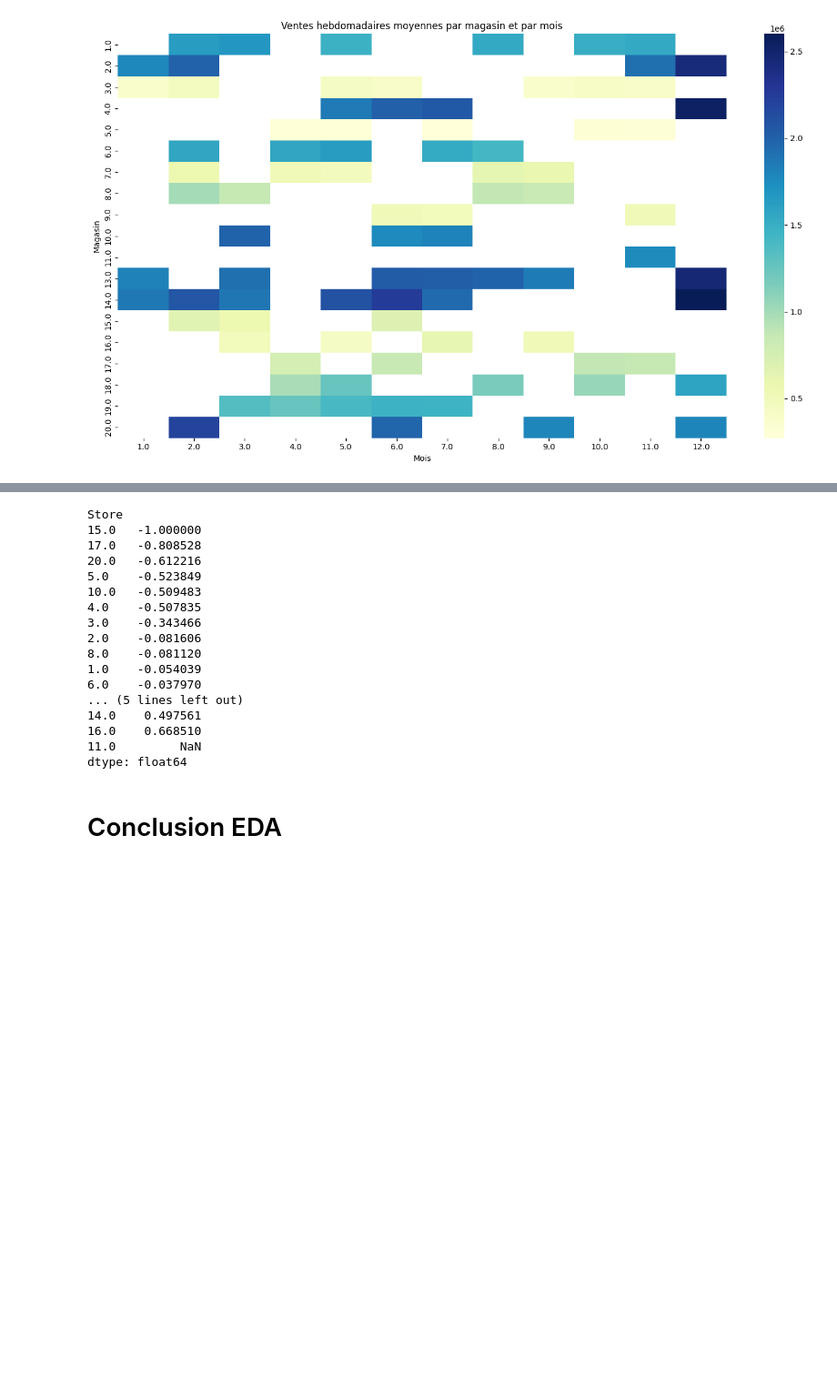
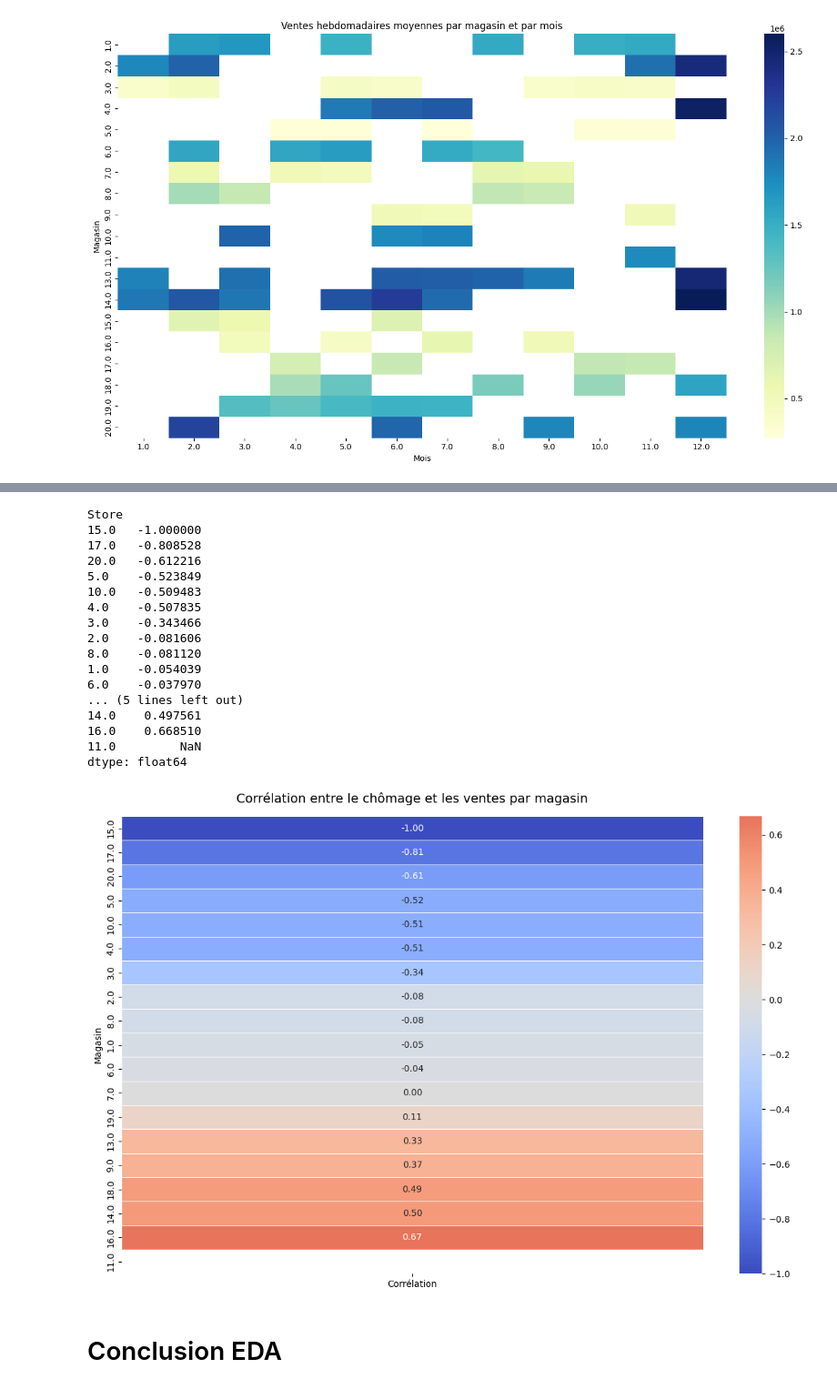
Before and after one commit to adrianavav7-hue/analyse-prediction-ventes-walmart, a Jupyter notebook: walmart_store_sales.ipynb, the cells around one changed output, grey strips where cells are left out. Shown at 91% size. Cells and saved outputs as stored; diff of their text form; code cells hidden in the pictures; blank space fills up the shorter version.

```diff
--- a/walmart_store_sales.ipynb
+++ b/walmart_store_sales.ipynb
@@ -494,31 +505,59 @@ sns.heatmap(correlation_matrix, annot=True, cmap='coolwarm', fmt=".2f")
 # %%
 # Calcul des corrélations entre les ventes hebdomadaires et le chômage par magasin
 
 correlations = (
     df.groupby("Store")
       .apply(lambda x: x["Unemployment"].corr(x["Weekly_Sales"]))
       .sort_values()
 )
 
 print(correlations)
+
+# Transformation en DataFrame
+
+corr_store = correlations.to_frame(name="Corrélation")
+
+# Visualisation
+
+plt.figure(figsize=(12, 8))
+
+sns.heatmap(
+    corr_store,
+    annot=True,
+    cmap="coolwarm",
+    center=0,
+    fmt=".2f",
+    linewidths=0.5
+)
+
+plt.title(
+    "Corrélation entre le chômage et les ventes par magasin",
+    fontsize=14,
+    pad=15
+)
+plt.xlabel("")
+plt.ylabel("Magasin")
+plt.tight_layout()
+plt.show()
 # %% [output]
 Store
 15.0   -1.000000
 17.0   -0.808528
 20.0   -0.612216
 5.0    -0.523849
 10.0   -0.509483
 4.0    -0.507835
 3.0    -0.343466
 2.0    -0.081606
 8.0    -0.081120
 1.0    -0.054039
 6.0    -0.037970
 ... (5 lines left out)
 14.0    0.497561
 16.0    0.668510
 11.0         NaN
 dtype: float64
+[figure, added]
 # %% [markdown]
 # Conclusion EDA
 # %% [markdown]
```
Also changed, not shown: parts of 2 cells of this notebook.
